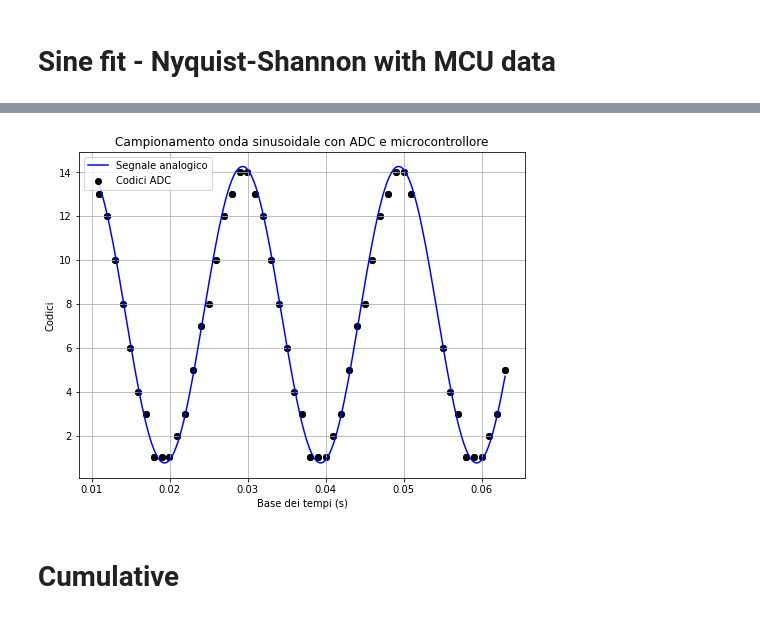
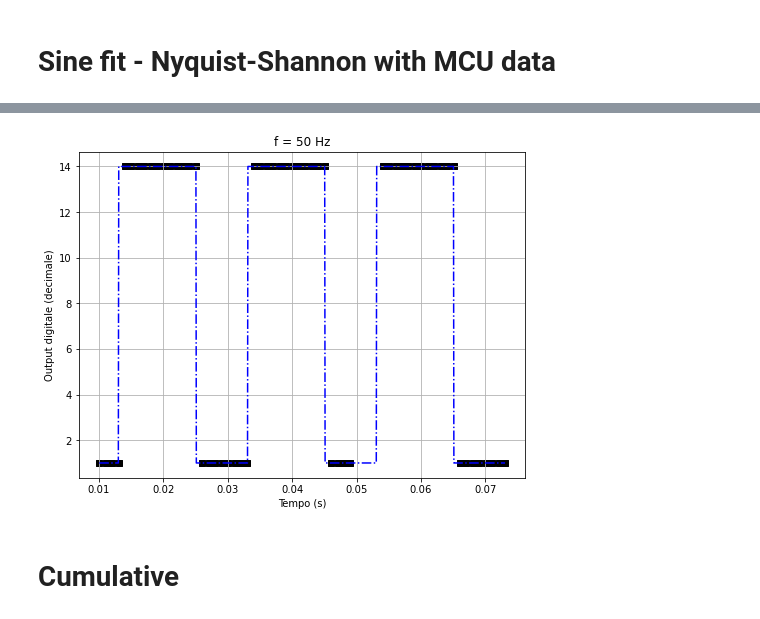
Before and after one commit to valeriopagliarino/Electronics-2021-UNITO-Public, a Jupyter notebook: analysis/nyquist-mcu.ipynb, the cells around one changed output, grey strips where cells are left out. Saved outputs shown, nothing was run; the diff lists cells and outputs as text; code cells hidden in the pictures.

```diff
--- a/analysis/nyquist-mcu.ipynb
+++ b/analysis/nyquist-mcu.ipynb
@@ -60,33 +39,9 @@ plt.savefig("mcu_triangle.pdf")
-# %%
-name = 31
-file = pd.read_csv(f"../data-source/4-11-21/S{name}.csv")
-
-start = 0
-end   = 50
-
-data = file.to_numpy().transpose()
-fig, ax = plt.subplots(figsize=(8,6))
-
-xdata = data[0][start:end]
-ydata = data[1][start:end]
-
-xinterp = np.linspace(xdata[0], xdata[-1], 200)
-ax.plot(xinterp, ((np.sin((xinterp) * 2* np.pi * 50 + 30.05) + 1) / 2) * (max(ydata) - min(ydata) + 0.5) + min(ydata) - 0.25, color = "blue", label = "Segnale analogico")
-ax.scatter(xdata, ydata, color = "black", label = "Codici ADC")
-ax.set(xlabel = "Base dei tempi (s)", ylabel = "Codici", title = "Campionamento onda sinusoidale con ADC e microcontrollore")
-ax.scatter(data[0][start:end], data[1][start:end], color = "black")
-ax.grid()
-ax.legend()
-#print("Intervallo di campionamento = ", data[0][0] - data[0][1], " secondi")
-
-plt.savefig("mcu_sine.pdf")
-# %% [output]
-[figure, removed]
 # %%
 def func(x, f, p, A, O):
-    return A * np.sin(f * 2 * np.pi * x + p) + O
+    #return A * np.sin(f * 2 * np.pi * x + p) + O
+    return A * scipy.signal.square(2 * np.pi * f * x + p, 0.4) + O
 # %%
-expectedF =5
+expectedF =50
 def nyq_graph(ax, expectedF, xdata, ydata, limit_data, initGuessF, k):
     #bv = ((5., 2000.), # frequenza
      #     (0., 7.), # fase
@@ -142,6 +97,34 @@ def nyq_graph(ax, expectedF, xdata, ydata, limit_data, initGuessF, k):
     #ax.legend(bbox_to_anchor=(0.9,0.2))
 
     #plt.savefig(f"{OUTPUTDIR}/nyquist_mcu_s{name}.pdf")
+# %%
+
+fig,ax = plt.subplots(figsize = (8,6)) # 3x8
+#p0=[50, -0. , (max(ydata) - min(ydata)) / 1.8 + 4, (max(ydata) + min(ydata)) / 2.]
+p0=[50, -1. , (max(ydata) - min(ydata)) / 1.8 + 1, (max(ydata) + min(ydata)) / 2.]
+
+bv = (
+    (0., -200., -200., -100.),
+    (80., +200, 200., 100.)
+)
+popt, pcov   = curve_fit(func, xdata, ydata, p0,  bounds=bv) # Curva ricostruita
+#popt, pcov   = curve_fit(func, xdata, ydata, p0) # Curva ricostruita
+limit_data = 60
+
+ax.scatter(xdata[:limit_data], ydata[:limit_data], color = "black", marker = "s")
+#ax.plot(xdata[:limit_data], ydata[:limit_data], color="black", label="dati\nsperimentali")
+xinterp = np.linspace(xdata[0], xdata[limit_data - 1], 1000)
+#Qua in mezzo succede qualche vaccata con le istanze in memoria dei plot, perché eseguite singolarmente la riga sopra e sotto questa girano
+#benissimo, ma se le faccio girare una dopo l'altra esce solo l'ultima
+#popt2[0] = expectedF
+#ax.plot(xinterp, func(xinterp, *popt2), color = "red", label="curva\nattesa")
+ax.plot(xinterp, func(xinterp, *popt), color = "blue", label="fit", linestyle='-.')
+
+
+ax.set(xlabel = "Tempo (s)", ylabel = "Output digitale (decimale)", title = "f = " + str(expectedF) + " Hz")
+ax.grid()
+# %% [output]
+[figure, added]
 # %% [markdown]
 
 # Cumulative
```
Also changed, not shown: parts of 5 cells of this notebook, 1 other file.
